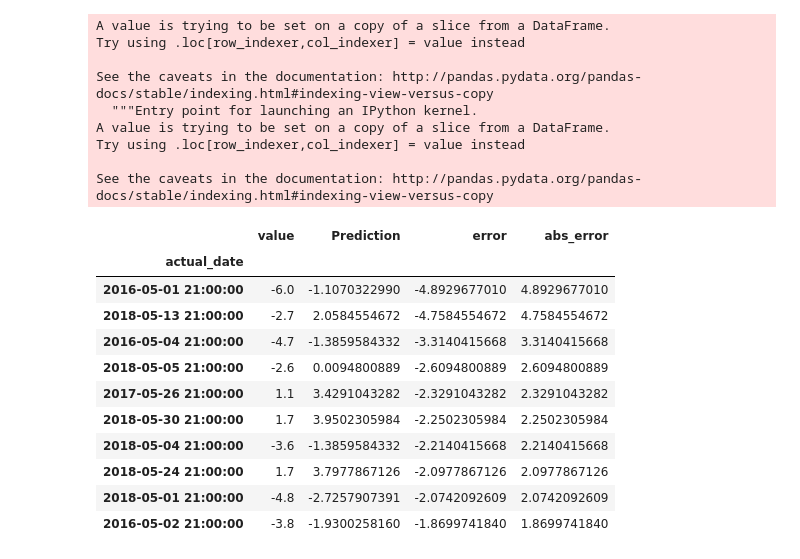
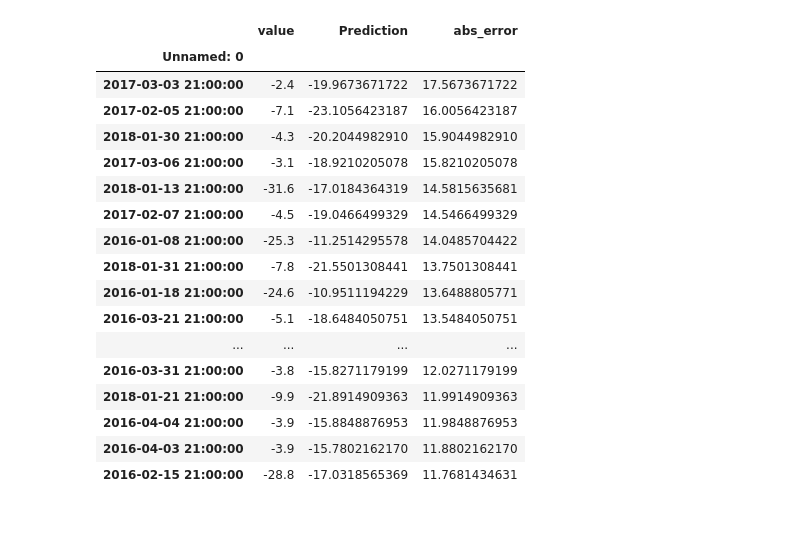
Before and after one commit to pototckaia/Course-work, a Jupyter notebook: feature selection.ipynb, the cells around one changed output. Drawn from its saved outputs; the diff is of its cells as text; code cells hidden in the pictures; blank space fills up the shorter version.

Commit message:
First feature selection and prediction

```diff
--- a/feature selection.ipynb
+++ b/feature selection.ipynb
@@ -138,0 +65,4 @@ To retain the current behavior and silence the warning, pass 'sort=True'.
+# %%
+X_test = X_test.drop(['real 3 days 00:00:00', 'real 365 days 00:00:00',
+                      'real 361 days 00:00:00', 'real 362 days 00:00:00'], axis=1)
+X_test.head()
@@ -139,25 +82,13 @@ To retain the current behavior and silence the warning, pass 'sort=True'.
 # %%
-train = df1[df1.index.year <= extracted_year]
-test = df1[df1.index.year > extracted_year]
+reg = xgb.XGBRegressor(n_estimators=1000, verbosity=3)
 
-y_train = train[['value']]
-X_train = train.drop(['value'], axis=1)
-
-y_test = test[['value']]
-X_test = test.drop(['value'], axis=1)
-
-
-reg = xgb.XGBRegressor(n_estimators=1000)
-reg.fit(X_train, y_train,
-        eval_set=[(X_train, y_train), (X_test, y_test)],
-        early_stopping_rounds=50,
-       verbose=False) # Change verbose to True if you want to see it train
+reg.fit(X_train, target_train) # Change verbose to True if you want to see it train
 
 # # # This is a metric that simply sums up how many times each feature is split on.
 # # _ = xgb.plot_importance(reg, height=0.9)
 
-y_test['Prediction'] = reg.predict(X_test)
+target_test['Prediction'] = reg.predict(X_test)
 # pjme_all = pd.concat([pjme_test, pjme_train], sort=False)
 
-_ = y_test.plot(figsize=(15, 5))
+_ = target_test.plot(figsize=(15, 5))
 # %% [output]
@@ -182,28 +109,23 @@ mean_absolute_error(y_true=y_test['value'],
-# %%
-y_test['error'] = y_test['value'] - y_test['Prediction']
-y_test['abs_error'] = y_test['error'].apply(np.abs)
-
-# # Over forecasted days
-y_test.sort_values('error', ascending=True).head(10)
-# %% [output]
-A value is trying to be set on a copy of a slice from a DataFrame.
-Try using .loc[row_indexer,col_indexer] = value instead
-
-See the caveats in the documentation: http://pandas.pydata.org/pandas-docs/stable/indexing.html#indexing-view-versus-copy
-  """Entry point for launching an IPython kernel.
-A value is trying to be set on a copy of a slice from a DataFrame.
-Try using .loc[row_indexer,col_indexer] = value instead
-
-See the caveats in the documentation: http://pandas.pydata.org/pandas-docs/stable/indexing.html#indexing-view-versus-copy
-|  | value | Prediction | error | abs_error |
-| actual_date |  |  |  |  |
-| 2016-05-01 21:00:00 | -6.0 | -1.1070322990 | -4.8929677010 | 4.8929677010 |
-| 2018-05-13 21:00:00 | -2.7 | 2.0584554672 | -4.7584554672 | 4.7584554672 |
-| 2016-05-04 21:00:00 | -4.7 | -1.3859584332 | -3.3140415668 | 3.3140415668 |
-| 2018-05-05 21:00:00 | -2.6 | 0.0094800889 | -2.6094800889 | 2.6094800889 |
-| 2017-05-26 21:00:00 | 1.1 | 3.4291043282 | -2.3291043282 | 2.3291043282 |
-| 2018-05-30 21:00:00 | 1.7 | 3.9502305984 | -2.2502305984 | 2.2502305984 |
-| 2018-05-04 21:00:00 | -3.6 | -1.3859584332 | -2.2140415668 | 2.2140415668 |
-| 2018-05-24 21:00:00 | 1.7 | 3.7977867126 | -2.0977867126 | 2.0977867126 |
-| 2018-05-01 21:00:00 | -4.8 | -2.7257907391 | -2.0742092609 | 2.0742092609 |
-| 2016-05-02 21:00:00 | -3.8 | -1.9300258160 | -1.8699741840 | 1.8699741840 |
+# %%
+target_test['abs_error'] = (target_test['value'] - target_test['Prediction']).apply(np.abs)
+
+target_test.sort_values('abs_error', ascending=False).head(20)
+# %% [output]
+|  | value | Prediction | abs_error |
+| Unnamed: 0 |  |  |  |
+| 2017-03-03 21:00:00 | -2.4 | -19.9673671722 | 17.5673671722 |
+| 2017-02-05 21:00:00 | -7.1 | -23.1056423187 | 16.0056423187 |
+| 2018-01-30 21:00:00 | -4.3 | -20.2044982910 | 15.9044982910 |
+| 2017-03-06 21:00:00 | -3.1 | -18.9210205078 | 15.8210205078 |
+| 2018-01-13 21:00:00 | -31.6 | -17.0184364319 | 14.5815635681 |
+| 2017-02-07 21:00:00 | -4.5 | -19.0466499329 | 14.5466499329 |
+| 2016-01-08 21:00:00 | -25.3 | -11.2514295578 | 14.0485704422 |
+| 2018-01-31 21:00:00 | -7.8 | -21.5501308441 | 13.7501308441 |
+| 2016-01-18 21:00:00 | -24.6 | -10.9511194229 | 13.6488805771 |
+| 2016-03-21 21:00:00 | -5.1 | -18.6484050751 | 13.5484050751 |
+| ... | ... | ... | ... |
+| 2016-03-31 21:00:00 | -3.8 | -15.8271179199 | 12.0271179199 |
+| 2018-01-21 21:00:00 | -9.9 | -21.8914909363 | 11.9914909363 |
+| 2016-04-04 21:00:00 | -3.9 | -15.8848876953 | 11.9848876953 |
+| 2016-04-03 21:00:00 | -3.9 | -15.7802162170 | 11.8802162170 |
+| 2016-02-15 21:00:00 | -28.8 | -17.0318565369 | 11.7681434631 |
```
Also changed, not shown: parts of 18 cells of this notebook, 9 other files.
